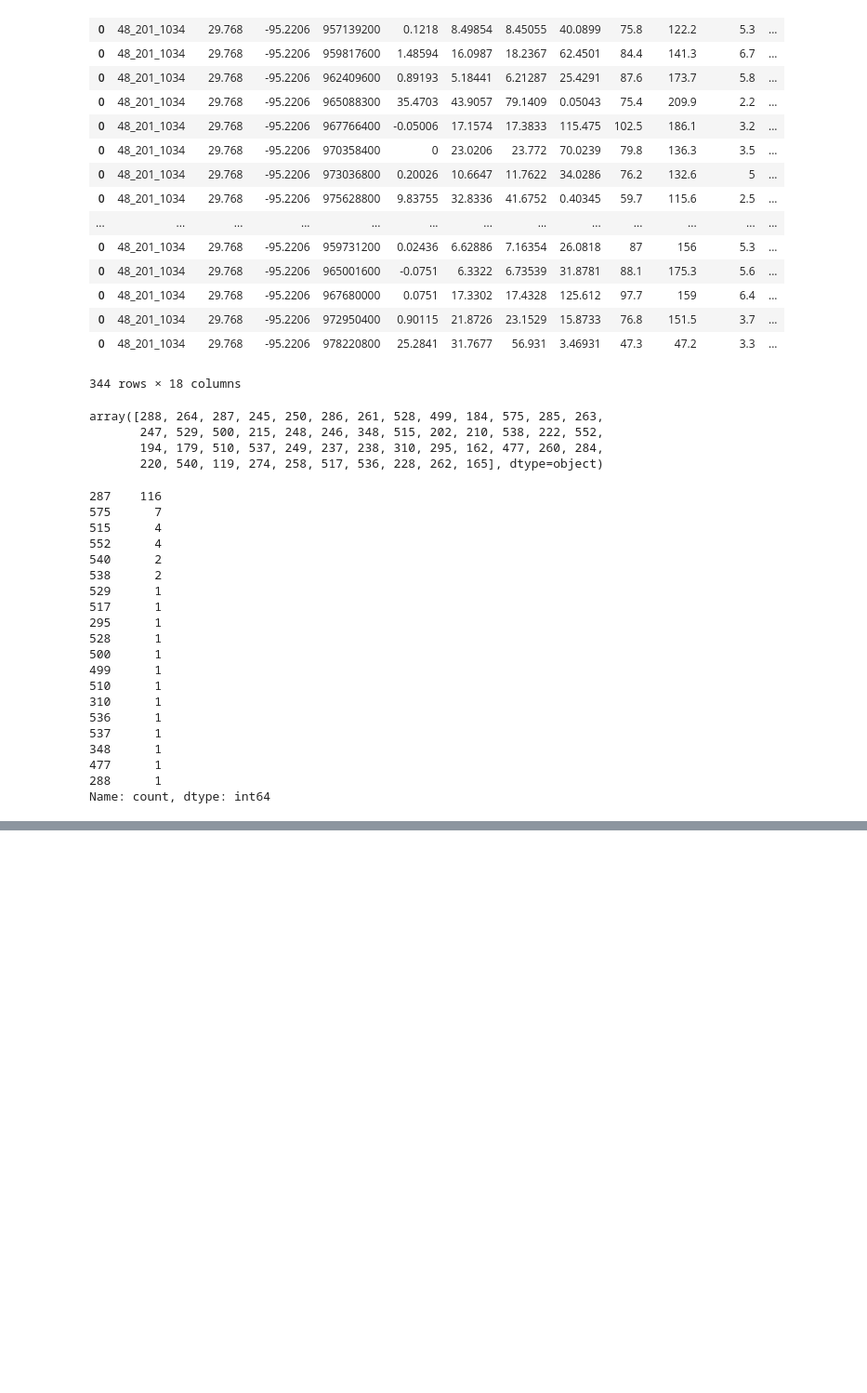
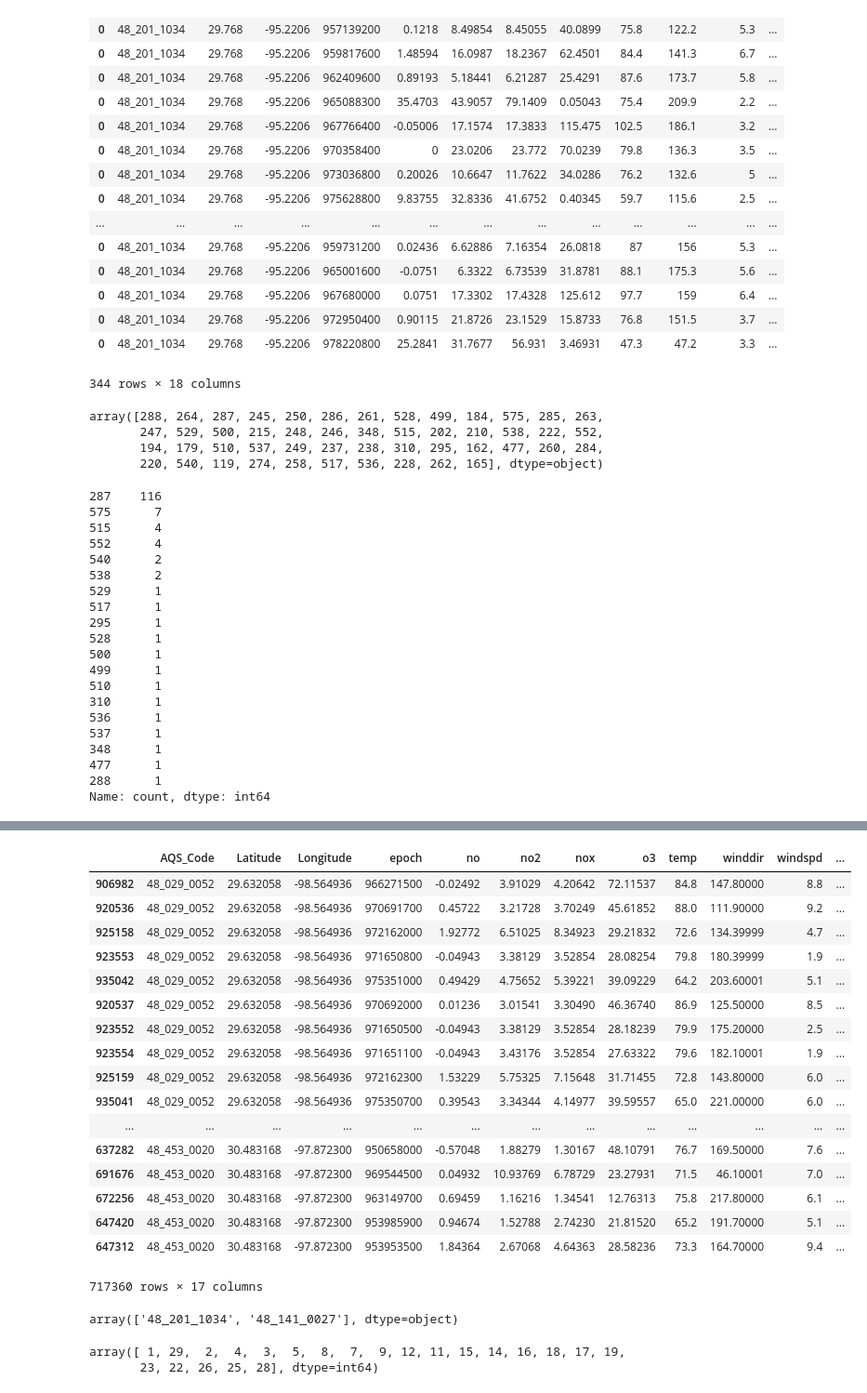
Before and after one commit to cidetraq/Air-Pollution, a Jupyter notebook: notebooks/format/fmt-intrpl-fast.ipynb, the cells around one changed output, grey strips where cells are left out. Shown at 93% size. Cells and saved outputs as stored; diff of their text form; code cells hidden in the pictures; blank space fills up the shorter version.

```diff
--- a/notebooks/format/fmt-intrpl-fast.ipynb
+++ b/notebooks/format/fmt-intrpl-fast.ipynb
@@ -176,0 +204,12 @@ all_days
+# %%
+ground_truth=pd.DataFrame()
+i=0
+for index, key in ground_truth_keys.iterrows():
+    count = key['count']
+    for cnt in range(count):
+        mult = cnt*300
+        epoch = key['epoch']-mult
+        newrow = orig[orig['epoch']==epoch]
+        ground_truth = pd.concat([ground_truth, newrow])
+        print(i)
+        i+=1
@@ -176,0 +236,21 @@ all_days
+# %%
+ground_truth.sort_values('AQS_Code', axis = 0, ascending=True)
+# %% [output]
+|  | AQS_Code | Latitude | Longitude | epoch | no | no2 | nox | o3 | temp | winddir | windspd | ... |
+| 906982 | 48_029_0052 | 29.632058 | -98.564936 | 966271500 | -0.02492 | 3.91029 | 4.20642 | 72.11537 | 84.8 | 147.80000 | 8.8 | ... |
+| 920536 | 48_029_0052 | 29.632058 | -98.564936 | 970691700 | 0.45722 | 3.21728 | 3.70249 | 45.61852 | 88.0 | 111.90000 | 9.2 | ... |
+| 925158 | 48_029_0052 | 29.632058 | -98.564936 | 972162000 | 1.92772 | 6.51025 | 8.34923 | 29.21832 | 72.6 | 134.39999 | 4.7 | ... |
+| 923553 | 48_029_0052 | 29.632058 | -98.564936 | 971650800 | -0.04943 | 3.38129 | 3.52854 | 28.08254 | 79.8 | 180.39999 | 1.9 | ... |
+| 935042 | 48_029_0052 | 29.632058 | -98.564936 | 975351000 | 0.49429 | 4.75652 | 5.39221 | 39.09229 | 64.2 | 203.60001 | 5.1 | ... |
+| 920537 | 48_029_0052 | 29.632058 | -98.564936 | 970692000 | 0.01236 | 3.01541 | 3.30490 | 46.36740 | 86.9 | 125.50000 | 8.5 | ... |
+| 923552 | 48_029_0052 | 29.632058 | -98.564936 | 971650500 | -0.04943 | 3.38129 | 3.52854 | 28.18239 | 79.9 | 175.20000 | 2.5 | ... |
+| 923554 | 48_029_0052 | 29.632058 | -98.564936 | 971651100 | -0.04943 | 3.43176 | 3.52854 | 27.63322 | 79.6 | 182.10001 | 1.9 | ... |
+| 925159 | 48_029_0052 | 29.632058 | -98.564936 | 972162300 | 1.53229 | 5.75325 | 7.15648 | 31.71455 | 72.8 | 143.80000 | 6.0 | ... |
+| 935041 | 48_029_0052 | 29.632058 | -98.564936 | 975350700 | 0.39543 | 3.34344 | 4.14977 | 39.59557 | 65.0 | 221.00000 | 6.0 | ... |
+| ... | ... | ... | ... | ... | ... | ... | ... | ... | ... | ... | ... | ... |
+| 637282 | 48_453_0020 | 30.483168 | -97.872300 | 950658000 | -0.57048 | 1.88279 | 1.30167 | 48.10791 | 76.7 | 169.50000 | 7.6 | ... |
+| 691676 | 48_453_0020 | 30.483168 | -97.872300 | 969544500 | 0.04932 | 10.93769 | 6.78729 | 23.27931 | 71.5 | 46.10001 | 7.0 | ... |
+| 672256 | 48_453_0020 | 30.483168 | -97.872300 | 963149700 | 0.69459 | 1.16216 | 1.34541 | 12.76313 | 75.8 | 217.80000 | 6.1 | ... |
+| 647420 | 48_453_0020 | 30.483168 | -97.872300 | 953985900 | 0.94674 | 1.52788 | 2.74230 | 21.81520 | 65.2 | 191.70000 | 5.1 | ... |
+| 647312 | 48_453_0020 | 30.483168 | -97.872300 | 953953500 | 1.84364 | 2.67068 | 4.64363 | 28.58236 | 73.3 | 164.70000 | 9.4 | ... |
+717360 rows × 17 columns
@@ -176,0 +270,9 @@ all_days
+# %%
+ground_truth_2['AQS_Code'].unique()
+# %% [output]
+array(['48_201_1034', '48_141_0027'], dtype=object)
+# %%
+ground_truth_2[ground_truth_2['AQS_Code']=='48_141_0027']['day'].unique()
+# %% [output]
+array([ 1, 29,  2,  4,  3,  5,  8,  7,  9, 12, 11, 15, 14, 16, 18, 17, 19,
+       23, 22, 26, 25, 28], dtype=int64)
```
Also changed, not shown: parts of 13 cells of this notebook.
